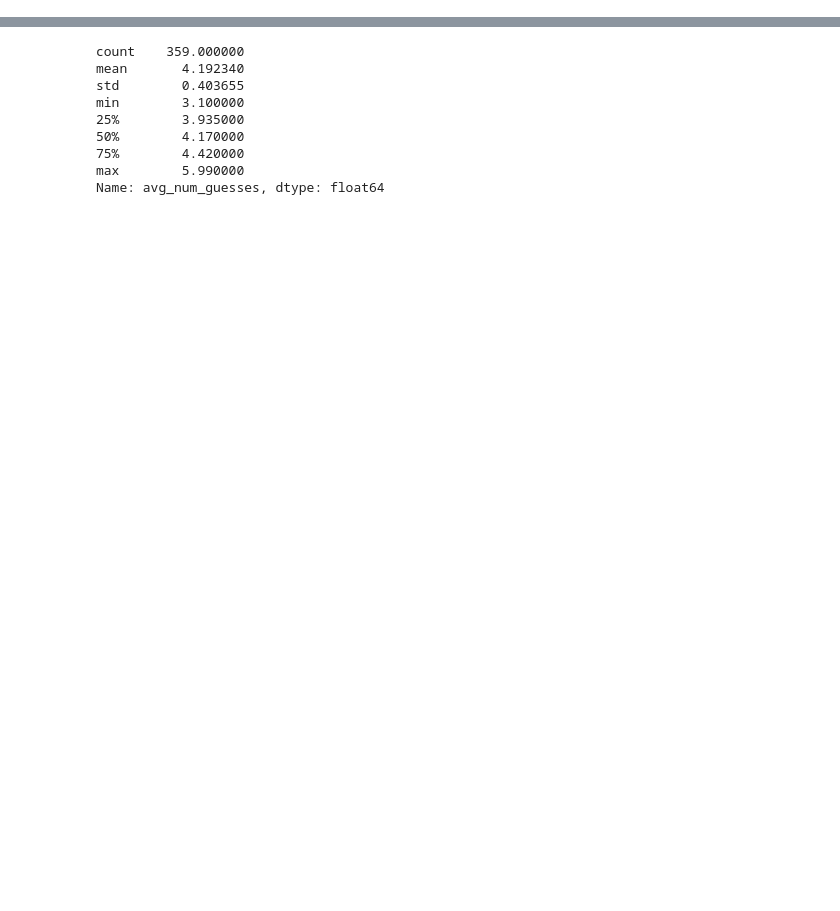
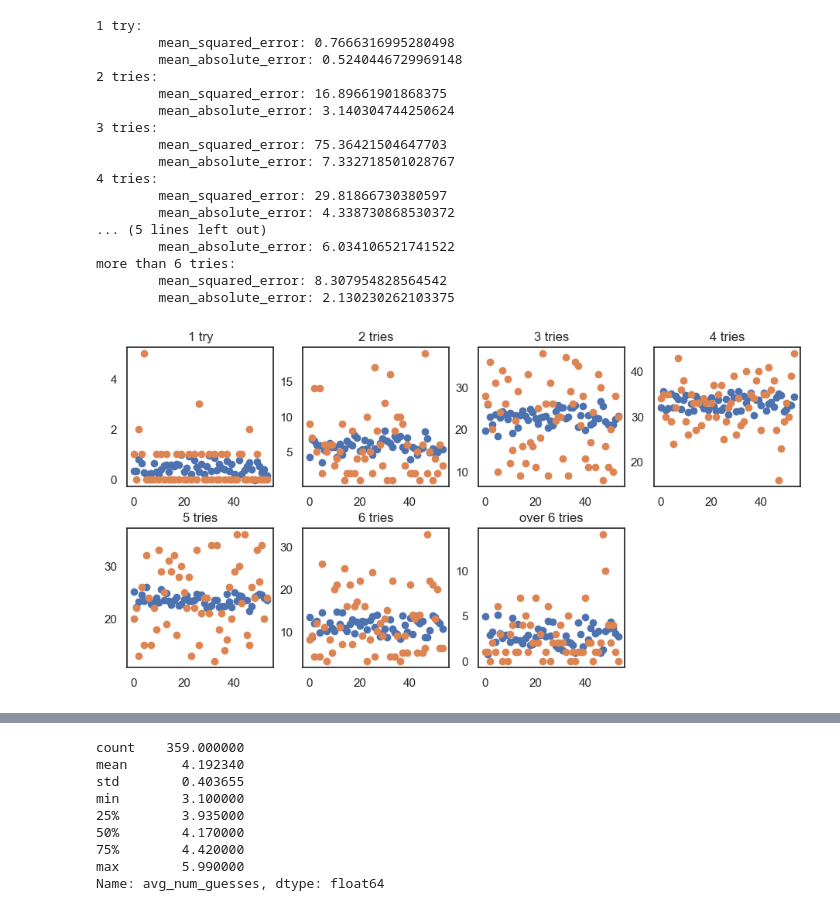
Before and after one commit to carlostbello/COMAP2023, a Jupyter notebook: src/regression.ipynb, the cells around one changed output, grey strips where cells are left out. Cells and saved outputs as stored; diff of their text form; code cells hidden in the pictures; blank space fills up the shorter version.

```diff
--- a/src/regression.ipynb
+++ b/src/regression.ipynb
@@ -150,3 +97,58 @@ def plot_results():
+# %%
+X = df[['contest_num','letter1_int','letter2_int','letter3_int','letter4_int','letter5_int']]
+y = df[['in1','in2','in3','in4','in5','in6','over6']]
+
+X_train, X_test, y_train, y_test = train_test_split(X,y,test_size=0.15,random_state=42)
+
+model=LinearRegression()
+model.fit(X_train,y_train.in1)
+preds1 = model.predict(X_test)
+
+model=LinearRegression()
+model.fit(X_train,y_train.in2)
+preds2 = model.predict(X_test)
+
+model=LinearRegression()
+model.fit(X_train,y_train.in3)
+preds3 = model.predict(X_test)
+
+model=LinearRegression()
+model.fit(X_train,y_train.in4)
+preds4 = model.predict(X_test)
+
+model=LinearRegression()
+model.fit(X_train,y_train.in5)
+preds5 = model.predict(X_test)
+
+model=LinearRegression()
+model.fit(X_train,y_train.in6)
+preds6 = model.predict(X_test)
+
+model=LinearRegression()
+model.fit(X_train,y_train.over6)
+preds7 = model.predict(X_test)
+
+print_errors()
+plot_results()
+# %% [output]
+1 try:
+        mean_squared_error: 0.7666316995280498
+        mean_absolute_error: 0.5240446729969148
+2 tries:
+        mean_squared_error: 16.89661901868375
+        mean_absolute_error: 3.140304744250624
+3 tries:
+        mean_squared_error: 75.36421504647703
+        mean_absolute_error: 7.332718501028767
+4 tries:
+        mean_squared_error: 29.81866730380597
+        mean_absolute_error: 4.338730868530372
+... (5 lines left out)
+        mean_absolute_error: 6.034106521741522
+more than 6 tries:
+        mean_squared_error: 8.307954828564542
+        mean_absolute_error: 2.130230262103375
+[figure, added]
 # %%
 X = df[['word_score']]
 y = df[['in1','in2','in3','in4','in5','in6','over6']]
```
Also changed, not shown: parts of 13 cells of this notebook, 4 other files.
